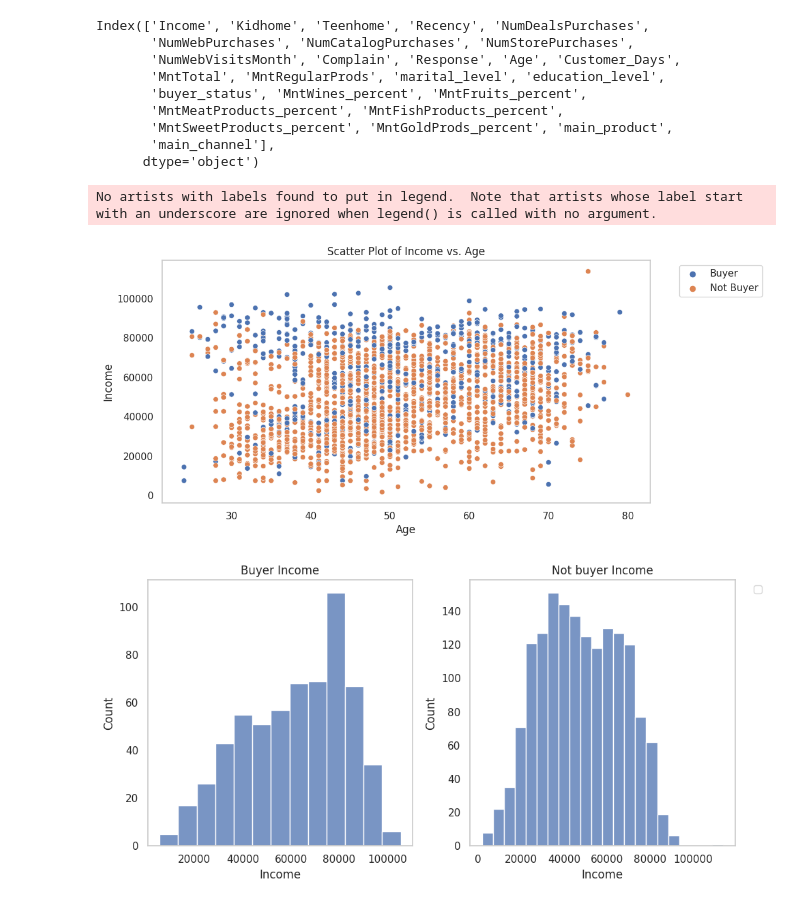
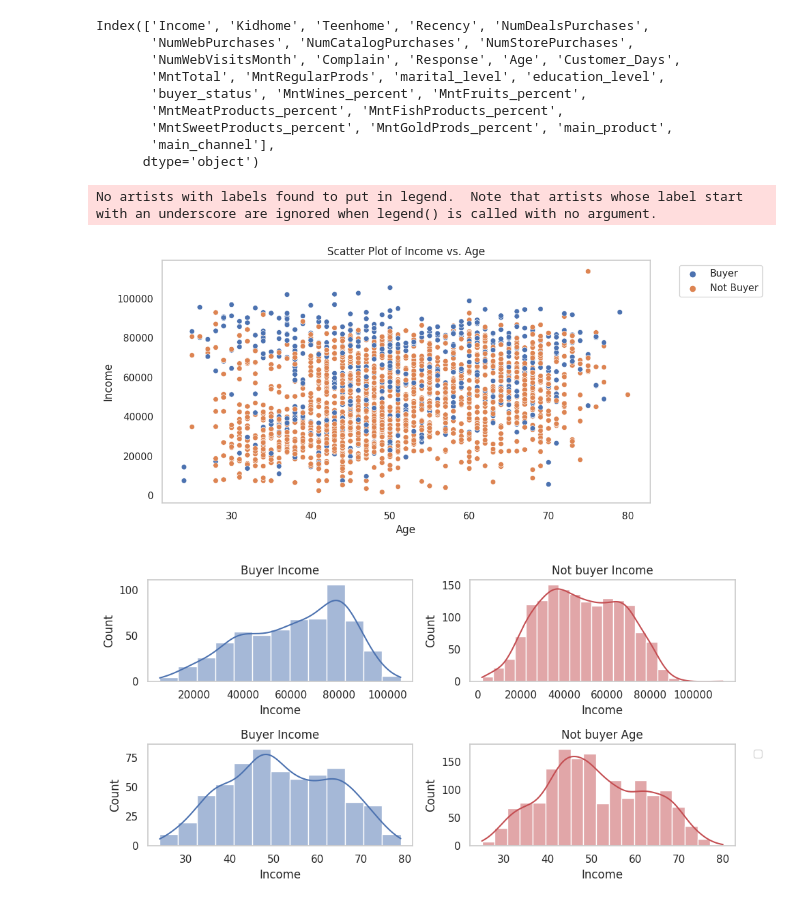
Before and after one commit to petrugeral/Marketing_Analytics, a Jupyter notebook: ifood_marketing_analytics/workspace.ipynb, the cells around one changed output. Cells and saved outputs as stored; diff of their text form; code cells hidden in the pictures.

Commit message:
estrategia_graphic_2

```diff
--- a/ifood_marketing_analytics/workspace.ipynb
+++ b/ifood_marketing_analytics/workspace.ipynb
@@ -574,34 +574,46 @@ df['buyer_class'] = np.where(df['buyer_status'] != 'not_buyer', 'Buyer', 'Not Bu
 # %%
 
 plt.figure(figsize=(10,5))
 sns.scatterplot(x=df['Age'], y=df['Income'], hue=df['buyer_class'])
 plt.title('Scatter Plot of Income vs. Age')
 plt.xlabel('Age')
 plt.ylabel('Income')
 plt.grid(False)
 plt.legend(bbox_to_anchor=(1.05, 1), loc='upper left')
 
 buy = df[df['buyer_class']=='Buyer']
 not_buy = df[df['buyer_class']=='Not Buyer']
 
 plt.figure(figsize=(10,5))
 
-plt.subplot(1,2,1)
-sns.histplot(df,x=buy['Income'])
+plt.subplot(2,2,1)
+sns.histplot(df,x=buy['Income'],color='b', kde =True)
 plt.title('Buyer Income')
 plt.xlabel('Income')
 plt.grid(False)
 
-plt.subplot(1,2,2)
-sns.histplot(df,x=not_buy['Income'])
+plt.subplot(2,2,2)
+sns.histplot(df,x=not_buy['Income'], color = 'r', kde =True)
 plt.title('Not buyer Income')
+plt.xlabel('Income')
+plt.grid(False)
+
+plt.subplot(2,2,3)
+sns.histplot(df,x=buy['Age'], color = 'b', kde =True)
+plt.title('Buyer Income')
+plt.xlabel('Income')
+plt.grid(False)
+
+plt.subplot(2,2,4)
+sns.histplot(df,x=not_buy['Age'], color = 'r', kde =True)
+plt.title('Not buyer Age')
 plt.xlabel('Income')
 plt.grid(False)
 
 plt.legend(bbox_to_anchor=(1.05, 1), loc='upper left')
 
 plt.tight_layout()
 # %% [output]
 No artists with labels found to put in legend.  Note that artists whose label start with an underscore are ignored when legend() is called with no argument.
 [figure]
-[figure, old version]
+[figure, new version]
```
Also changed, not shown: parts of 4 cells of this notebook.
